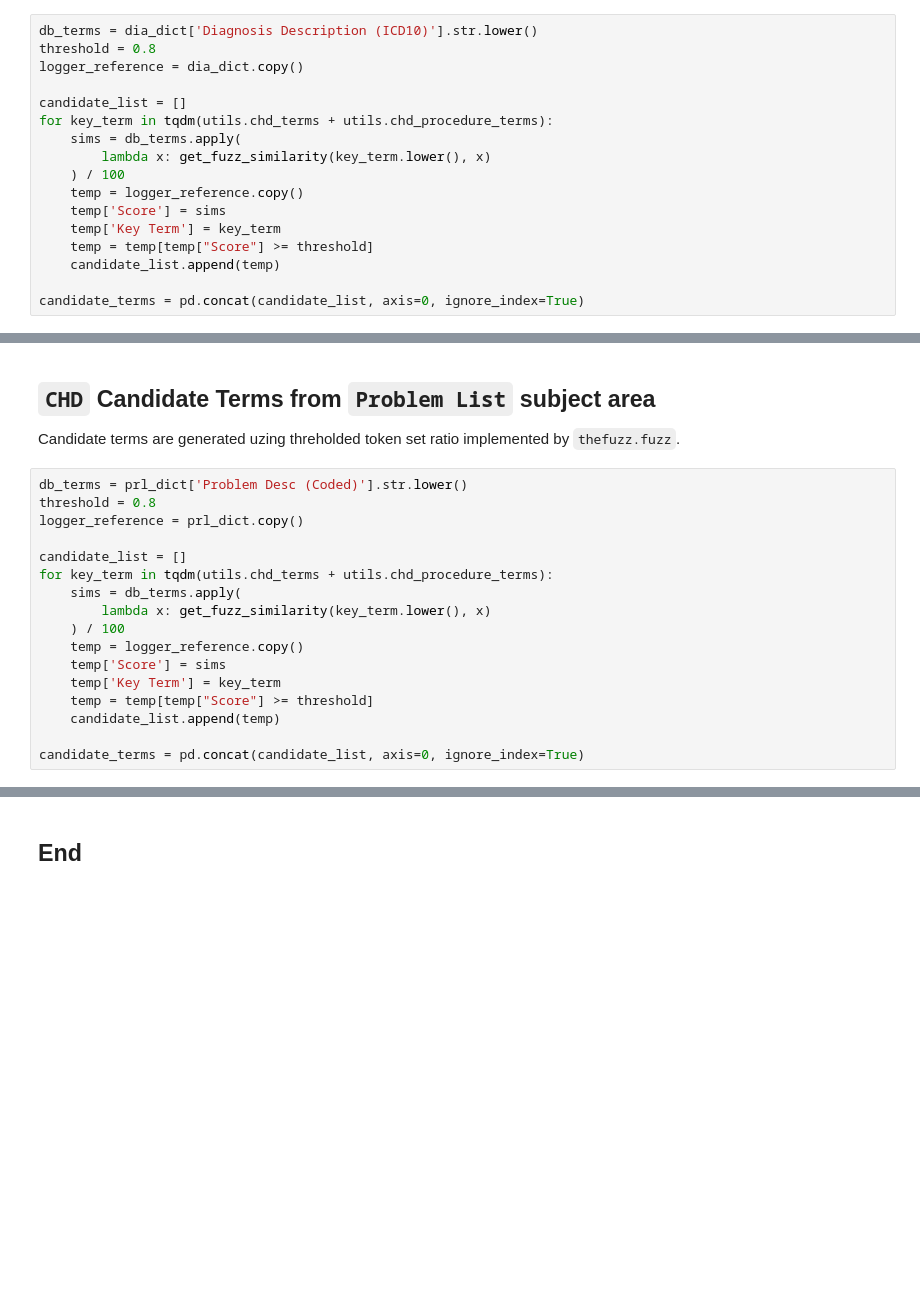
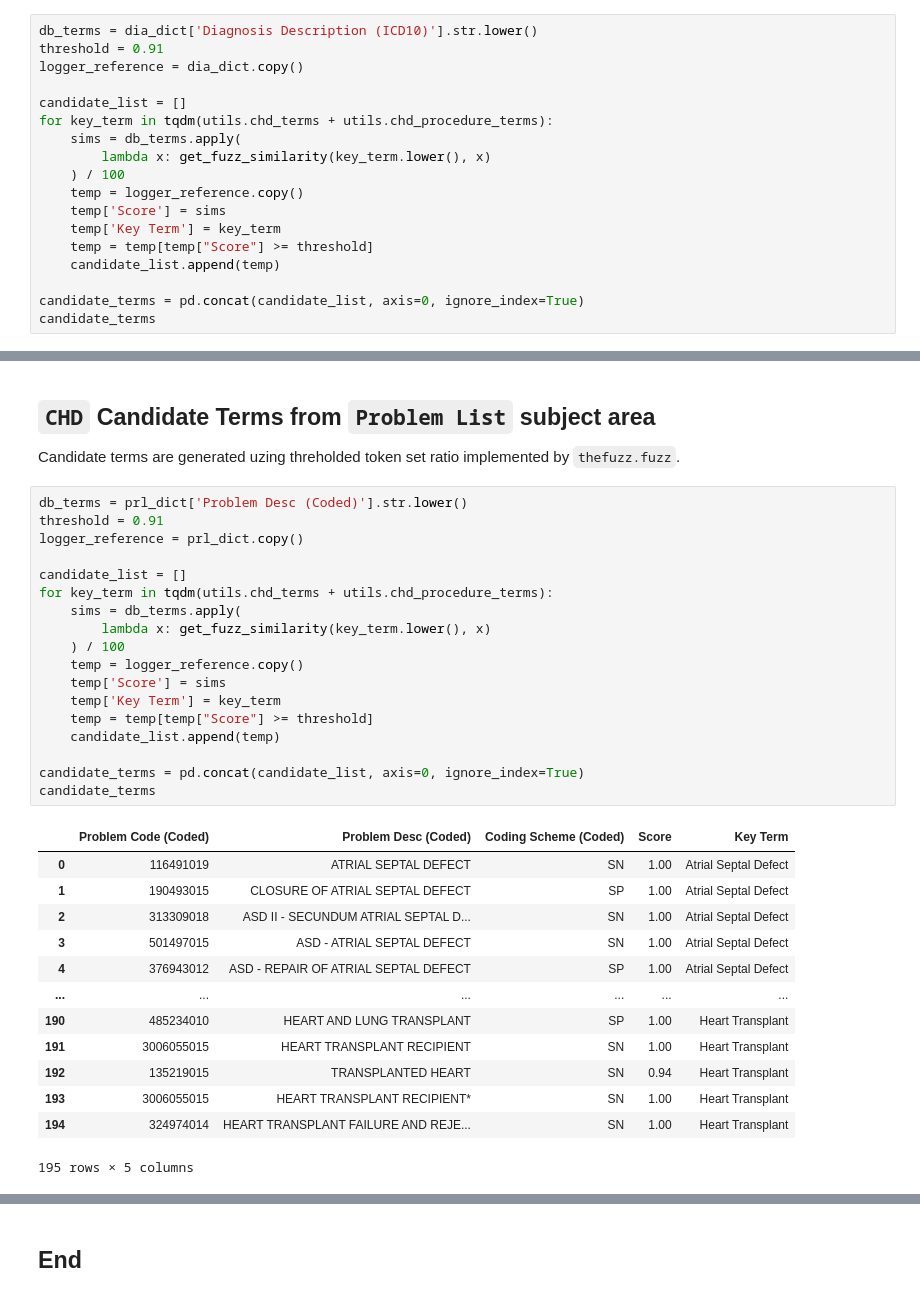
Before and after one commit to mikedataCrunch/elpha-singhealth-fh, a Jupyter notebook: notebooks/07_stage2_cvd_chd_terms.ipynb, the cells around one changed output, grey strips where cells are left out. Cells and saved outputs as stored; diff of their text form; blank space fills up the shorter version.

```diff
--- a/notebooks/07_stage2_cvd_chd_terms.ipynb
+++ b/notebooks/07_stage2_cvd_chd_terms.ipynb
@@ -257,7 +261,7 @@ candidate_terms
 Candidate terms are generated uzing threholded token set ratio implemented by `thefuzz.fuzz`.
 # %%
 db_terms = dia_dict['Diagnosis Description (ICD10)'].str.lower()
-threshold = 0.8
+threshold = 0.91
 logger_reference = dia_dict.copy()
 
 candidate_list = []
@@ -272,3 +276,4 @@ for key_term in tqdm(utils.chd_terms + utils.chd_procedure_terms):
     candidate_list.append(temp)
 
 candidate_terms = pd.concat(candidate_list, axis=0, ignore_index=True)
+candidate_terms
@@ -297,19 +296,34 @@ candidate_terms
 Candidate terms are generated uzing threholded token set ratio implemented by `thefuzz.fuzz`.
 # %%
 db_terms = prl_dict['Problem Desc (Coded)'].str.lower()
-threshold = 0.8
+threshold = 0.91
 logger_reference = prl_dict.copy()
 
 candidate_list = []
 for key_term in tqdm(utils.chd_terms + utils.chd_procedure_terms):
     sims = db_terms.apply(
         lambda x: get_fuzz_similarity(key_term.lower(), x)
     ) / 100
     temp = logger_reference.copy()
     temp['Score'] = sims
     temp['Key Term'] = key_term
     temp = temp[temp["Score"] >= threshold]
     candidate_list.append(temp)
 
 candidate_terms = pd.concat(candidate_list, axis=0, ignore_index=True)
+candidate_terms
+# %% [output]
+|  | Problem Code (Coded) | Problem Desc (Coded) | Coding Scheme (Coded) | Score | Key Term |
+| 0 | 116491019 | ATRIAL SEPTAL DEFECT | SN | 1.00 | Atrial Septal Defect |
+| 1 | 190493015 | CLOSURE OF ATRIAL SEPTAL DEFECT | SP | 1.00 | Atrial Septal Defect |
+| 2 | 313309018 | ASD II - SECUNDUM ATRIAL SEPTAL D... | SN | 1.00 | Atrial Septal Defect |
+| 3 | 501497015 | ASD - ATRIAL SEPTAL DEFECT | SN | 1.00 | Atrial Septal Defect |
+| 4 | 376943012 | ASD - REPAIR OF ATRIAL SEPTAL DEFECT | SP | 1.00 | Atrial Septal Defect |
+| ... | ... | ... | ... | ... | ... |
+| 190 | 485234010 | HEART AND LUNG TRANSPLANT | SP | 1.00 | Heart Transplant |
+| 191 | 3006055015 | HEART TRANSPLANT RECIPIENT | SN | 1.00 | Heart Transplant |
+| 192 | 135219015 | TRANSPLANTED HEART | SN | 0.94 | Heart Transplant |
+| 193 | 3006055015 | HEART TRANSPLANT RECIPIENT* | SN | 1.00 | Heart Transplant |
+| 194 | 324974014 | HEART TRANSPLANT FAILURE AND REJE... | SN | 1.00 | Heart Transplant |
+195 rows × 5 columns
 # %%
```
Also changed, not shown: parts of 10 cells of this notebook, 9 other files.
